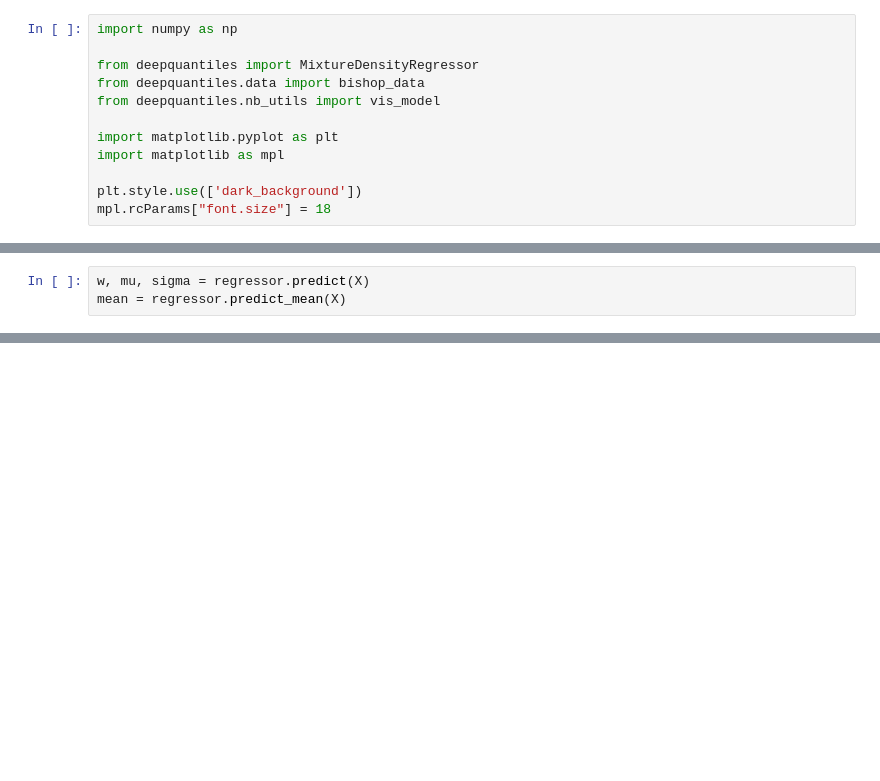
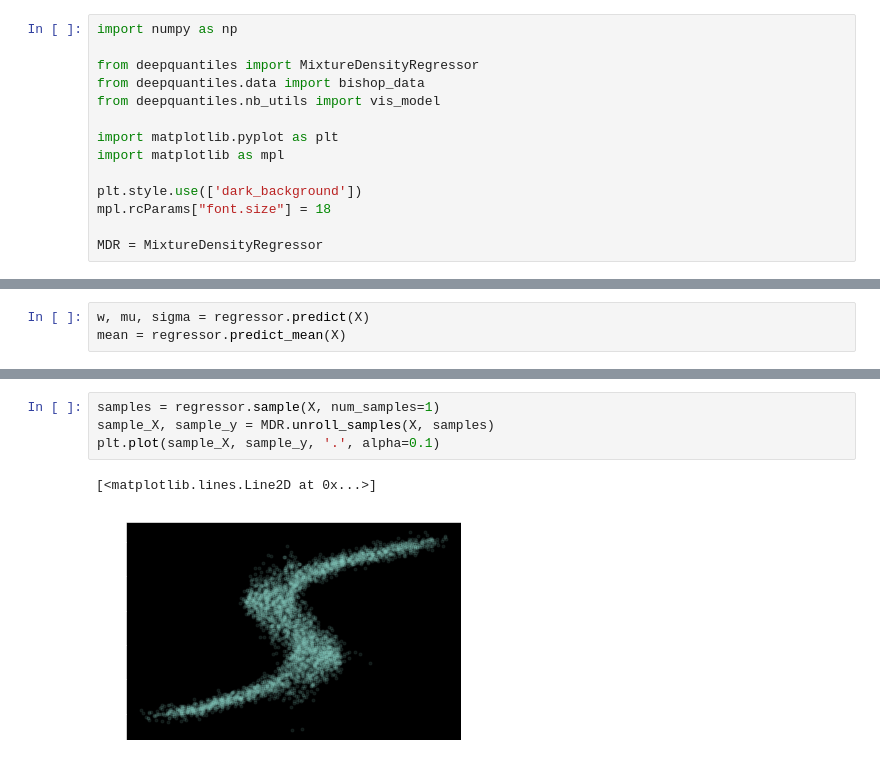
Before and after one commit to ig248/deepquantiles, a Jupyter notebook: notebooks/MDN.ipynb, the cells around one changed output, grey strips where cells are left out. Saved outputs shown, nothing was run; the diff lists cells and outputs as text; blank space fills up the shorter version.

```diff
--- a/notebooks/MDN.ipynb
+++ b/notebooks/MDN.ipynb
@@ -10,3 +10,5 @@ import matplotlib as mpl
 
 plt.style.use(['dark_background'])
 mpl.rcParams["font.size"] = 18
+
+MDR = MixtureDensityRegressor
@@ -64,0 +84,7 @@ plt.ylim([0, 1.05])
+# %%
+samples = regressor.sample(X, num_samples=1)
+sample_X, sample_y = MDR.unroll_samples(X, samples)
+plt.plot(sample_X, sample_y, '.', alpha=0.1)
+# %% [output]
+[<matplotlib.lines.Line2D at 0x...>]
+[figure, added]
```
Also changed, not shown: parts of 7 cells of this notebook, 4 other files.
